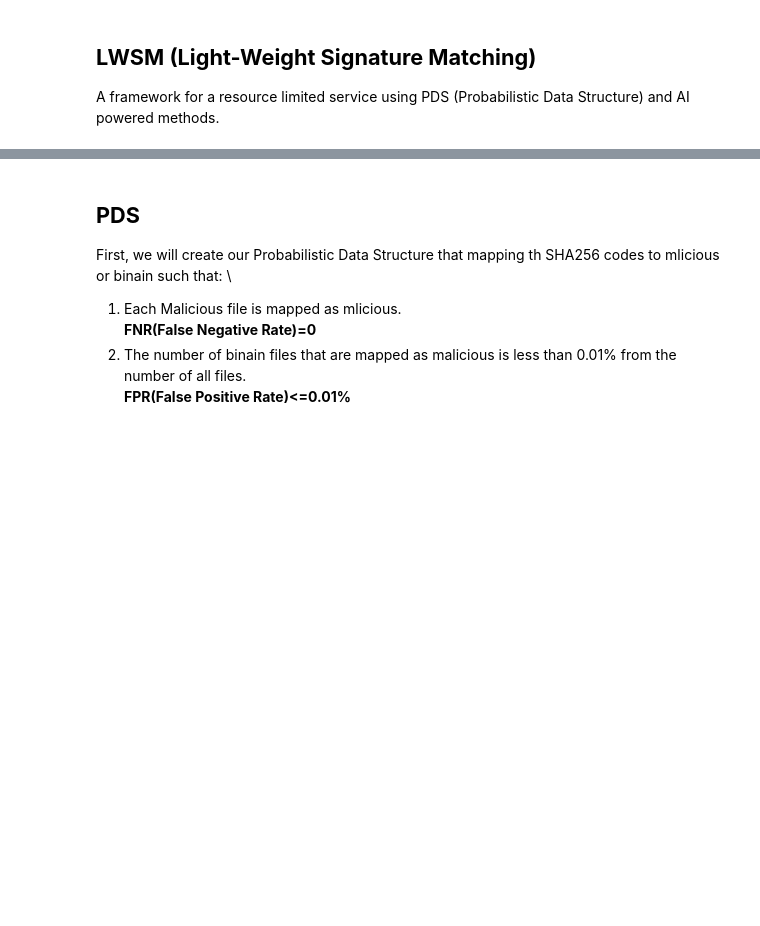
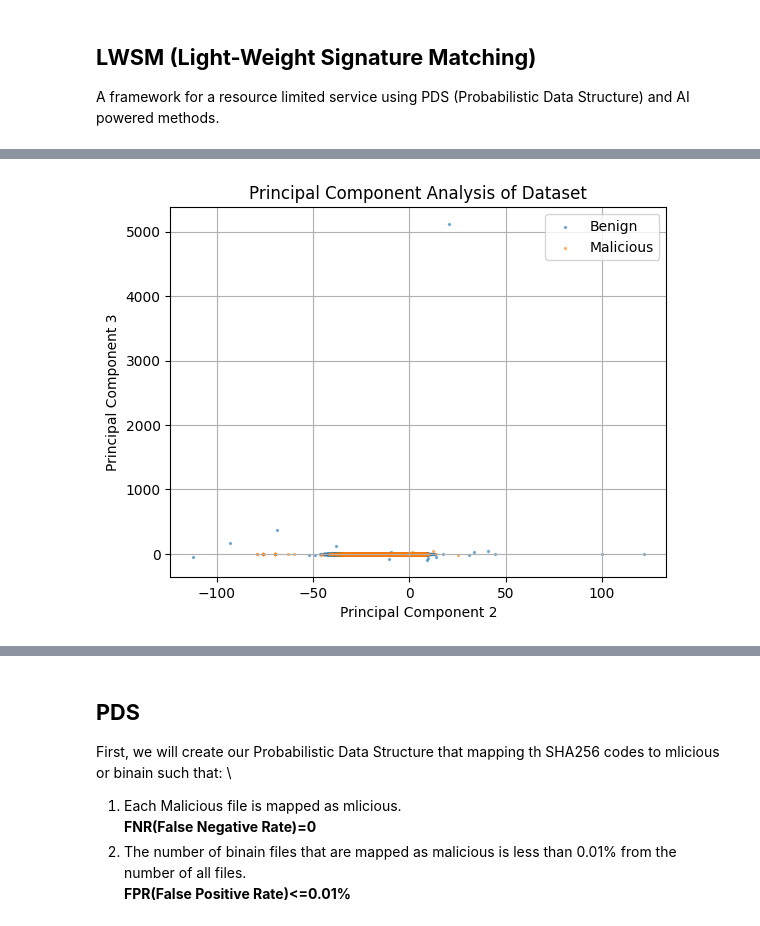
Before and after one commit to DanielFadlon/LWSM, a Jupyter notebook: LWSM.ipynb, the cells around one changed output, grey strips where cells are left out. Saved outputs shown, nothing was run; the diff lists cells and outputs as text; code cells hidden in the pictures; blank space fills up the shorter version.

```diff
--- a/LWSM.ipynb
+++ b/LWSM.ipynb
@@ -70,0 +419,11 @@ Vectorizing training set
+# %%
+visualize(
+    X=X_pca,
+    y=y_train,
+    title='Principal Component Analysis of Dataset',
+    labels = ['Principal Component 2', 'Principal Component 3'],
+    i=1,
+    j=2,
+)
+# %% [output]
+[figure, added]
```
Also changed, not shown: parts of 88 cells of this notebook.
